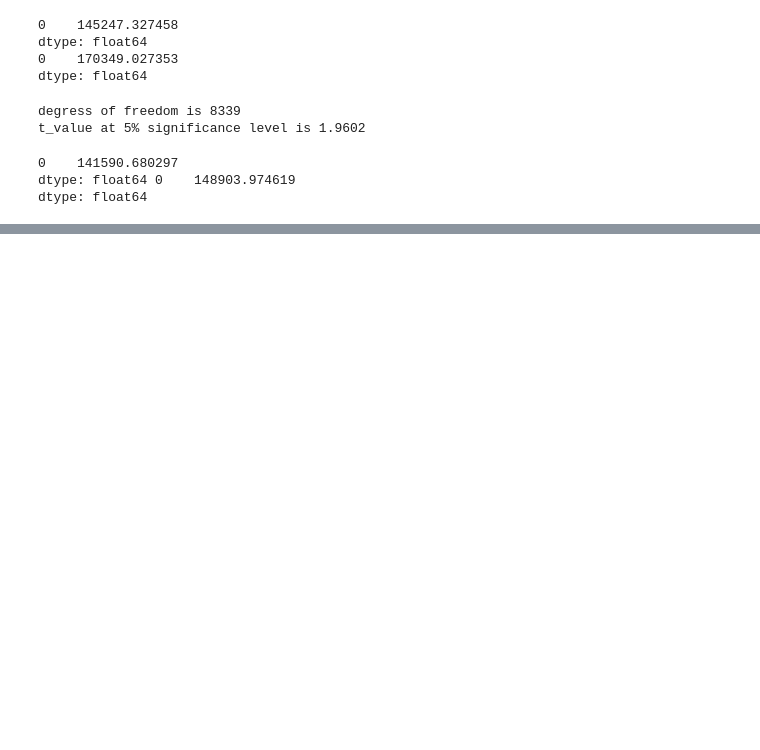
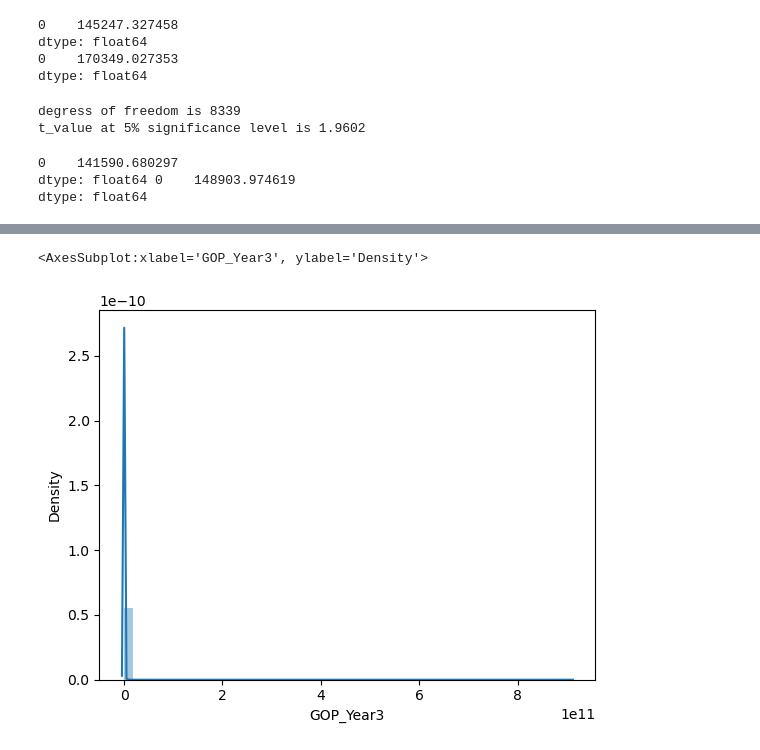
Before and after one commit to reshmaap/SA1, a Jupyter notebook: Stats.ipynb, the cells around one changed output, grey strips where cells are left out. Drawn from its saved outputs; the diff is of its cells as text; code cells hidden in the pictures; blank space fills up the shorter version.

```diff
--- a/Stats.ipynb
+++ b/Stats.ipynb
@@ -92,3 +98,0 @@ data['GOP_Year2']=pd.to_numeric(data['GOP_Year2'], errors='coerce').convert_dtyp
-# %%
-#Creating a field for Y-o-Y Gross Output.
-data['YoY_GOP'] = (data['GOP_Year3']-data['GOP_Year2'])*100/data['GOP_Year2']
@@ -109,0 +424,5 @@ data['YoY_Output'].describe()
+# %%
+sns.distplot(Var1)
+# %% [output]
+<AxesSubplot:xlabel='GOP_Year3', ylabel='Density'>
+[figure, added]
```
Also changed, not shown: parts of 44 cells of this notebook.
